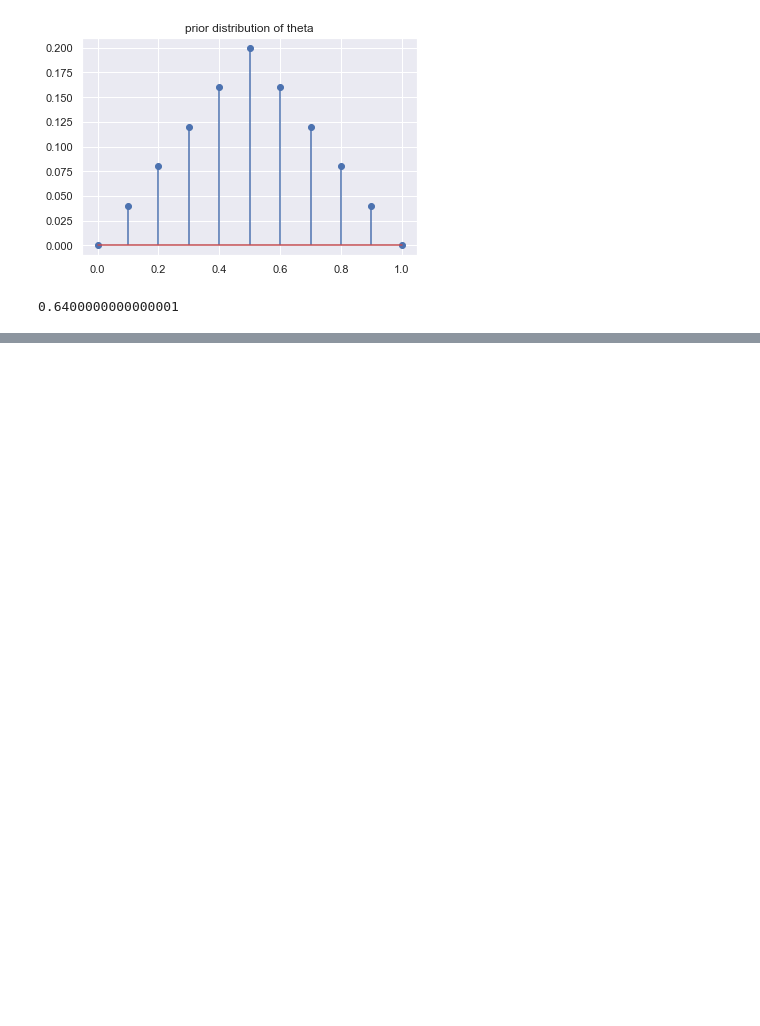
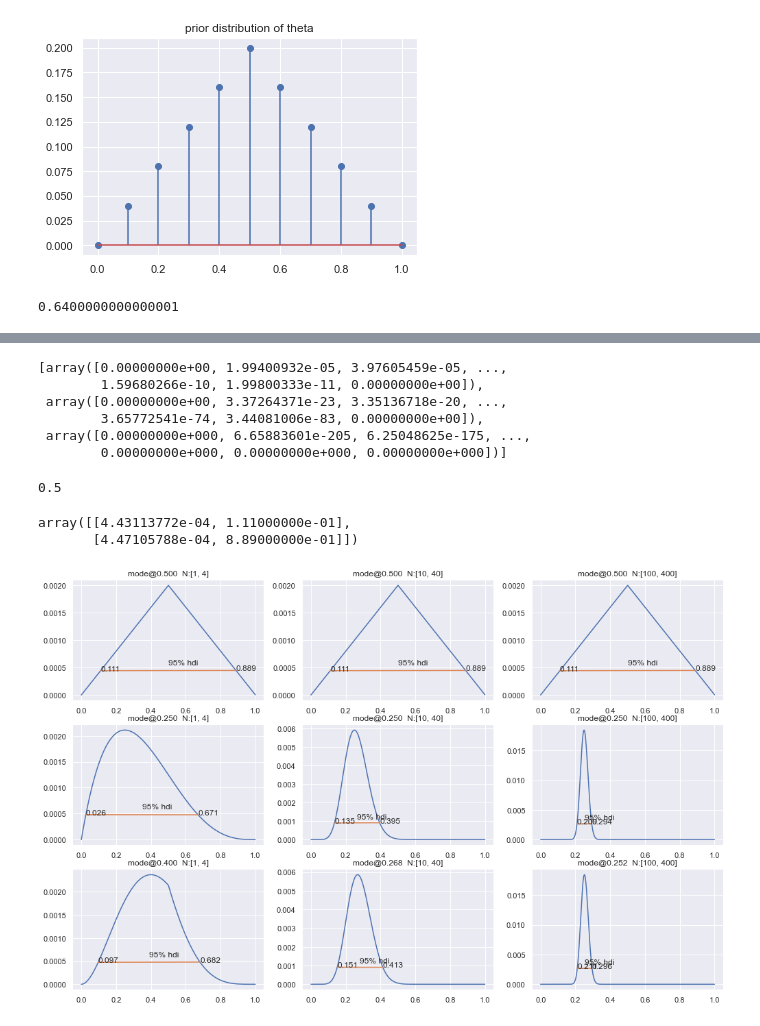
Before and after one commit to yongduek/DBDA-python, a Jupyter notebook: Notebooks/Chapter 05.ipynb, the cells around one changed output, grey strips where cells are left out. Saved outputs shown, nothing was run; the diff lists cells and outputs as text; code cells hidden in the pictures; blank space fills up the shorter version.

```diff
--- a/Notebooks/Chapter 05.ipynb
+++ b/Notebooks/Chapter 05.ipynb
@@ -75,0 +107,3 @@ plt.stem(theta_grid, posterior)
+# %%
+ys = [ get_y(Np) for Np in Ns ]
+ys
@@ -75,0 +128,16 @@ plt.stem(theta_grid, posterior)
+# %%
+def get_likelihood(y, th_grid):
+    return normalize(np.array([likelihood(y, th) for th in th_grid]))
+
+likelis = [get_likelihood(y, theta_grid) for y in ys]
+# %%
+likelis
+# %% [output]
+[array([0.00000000e+00, 1.99400932e-05, 3.97605459e-05, ...,
+        1.59680266e-10, 1.99800333e-11, 0.00000000e+00]),
+ array([0.00000000e+00, 3.37264371e-23, 3.35136718e-20, ...,
+        3.65772541e-74, 3.44081006e-83, 0.00000000e+00]),
+ array([0.00000000e+000, 6.65883601e-205, 6.25048625e-175, ...,
+        0.00000000e+000, 0.00000000e+000, 0.00000000e+000])]
+# %%
+posteriors = [ normalize(likeli * prior) for likeli in likelis ]
@@ -75,0 +150,41 @@ plt.stem(theta_grid, posterior)
+# %%
+def get_hdi(f, x):  # use np.argsort()
+    """ assumes that f is a uni-modal function of x """
+    fx = np.array([f, x])  # 2xN array
+    arg = fx[0,:].argsort()[::-1]
+    psum = 0
+    i = 0
+    ims = []
+    while psum < .95:
+        psum += f[arg[i]]
+        i += 1
+        ims.append(arg[i])
+    return np.array([ fx[:, min(ims)], fx[:, max(ims)] ])
+# %%
+get_mode(prior, theta_grid)
+# %% [output]
+0.5
+# %%
+get_hdi(prior, theta_grid)
+# %% [output]
+array([[4.43113772e-04, 1.11000000e-01],
+       [4.47105788e-04, 8.89000000e-01]])
+# %%
+def plot_hdi(hdi, ax):
+    ax.plot(hdi[:,1], hdi[:,0], '-')
+    fx = hdi.mean(axis=0)
+    ax.text(fx[1], fx[0]*1.25, '95% hdi')
+    for i in range(2):
+        ax.text(hdi[i,1], hdi[i,0], f'{hdi[i,1]:.3f}')
+
+fig, axes = plt.subplots(3, 3, figsize=(17,11))
+for i in range(len(Ns)):
+    Np = Ns[i]
+    items = [prior, likelis[i], posteriors[i]]
+    for j in range(3):
+        ax = axes[j,i]
+        ax.plot(theta_grid, items[j])
+        ax.set_title(f'mode@{get_mode(items[j], theta_grid):.3f}  N:{Ns[i]}')
+        plot_hdi(get_hdi(items[j], theta_grid), ax)
+# %% [output]
+[figure, added]
```
Also changed, not shown: parts of 12 cells of this notebook, 1 other file.
